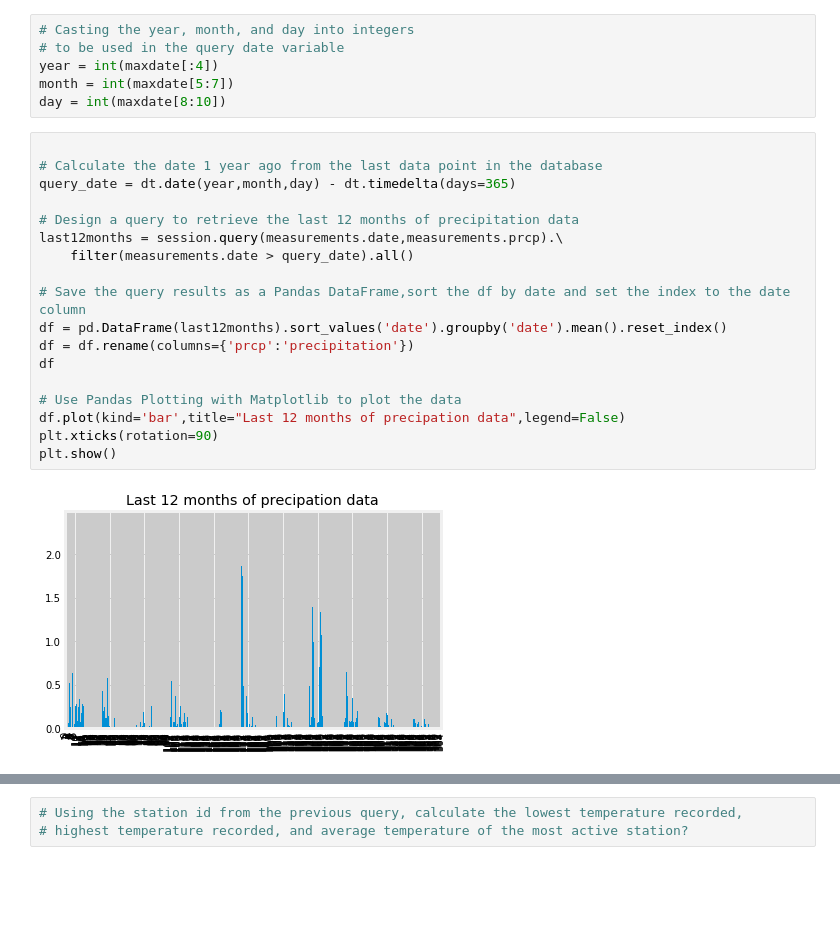
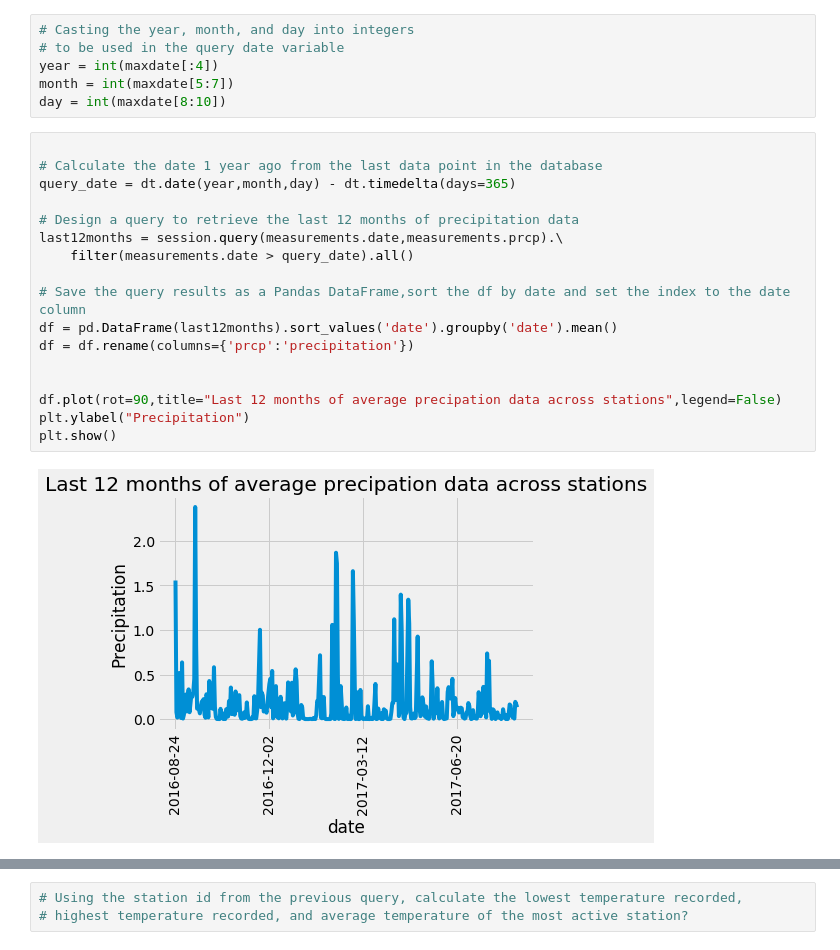
Before and after one commit to JeremyBrent/SQLAlchemy, a Jupyter notebook: climate_starter.ipynb, the cells around one changed output, grey strips where cells are left out. Cells and saved outputs as stored; diff of their text form; blank space fills up the shorter version.

```diff
--- a/climate_starter.ipynb
+++ b/climate_starter.ipynb
@@ -70,22 +70,21 @@ day = int(maxdate[8:10])
 # %%
 
 # Calculate the date 1 year ago from the last data point in the database
 query_date = dt.date(year,month,day) - dt.timedelta(days=365)
 
 # Design a query to retrieve the last 12 months of precipitation data
 last12months = session.query(measurements.date,measurements.prcp).\
     filter(measurements.date > query_date).all()
 
 # Save the query results as a Pandas DataFrame,sort the df by date and set the index to the date column
-df = pd.DataFrame(last12months).sort_values('date').groupby('date').mean().reset_index()
+df = pd.DataFrame(last12months).sort_values('date').groupby('date').mean()
 df = df.rename(columns={'prcp':'precipitation'})
-df
 
-# Use Pandas Plotting with Matplotlib to plot the data
-df.plot(kind='bar',title="Last 12 months of precipation data",legend=False)
-plt.xticks(rotation=90)
+
+df.plot(rot=90,title="Last 12 months of average precipation data across stations",legend=False)
+plt.ylabel("Precipitation")
 plt.show()
 # %% [output]
-[figure, old version]
+[figure, new version]
 # %%
 # Use Pandas to calcualte the summary statistics for the precipitation data
```
Also changed, not shown: parts of 8 cells of this notebook, 1 other file.
